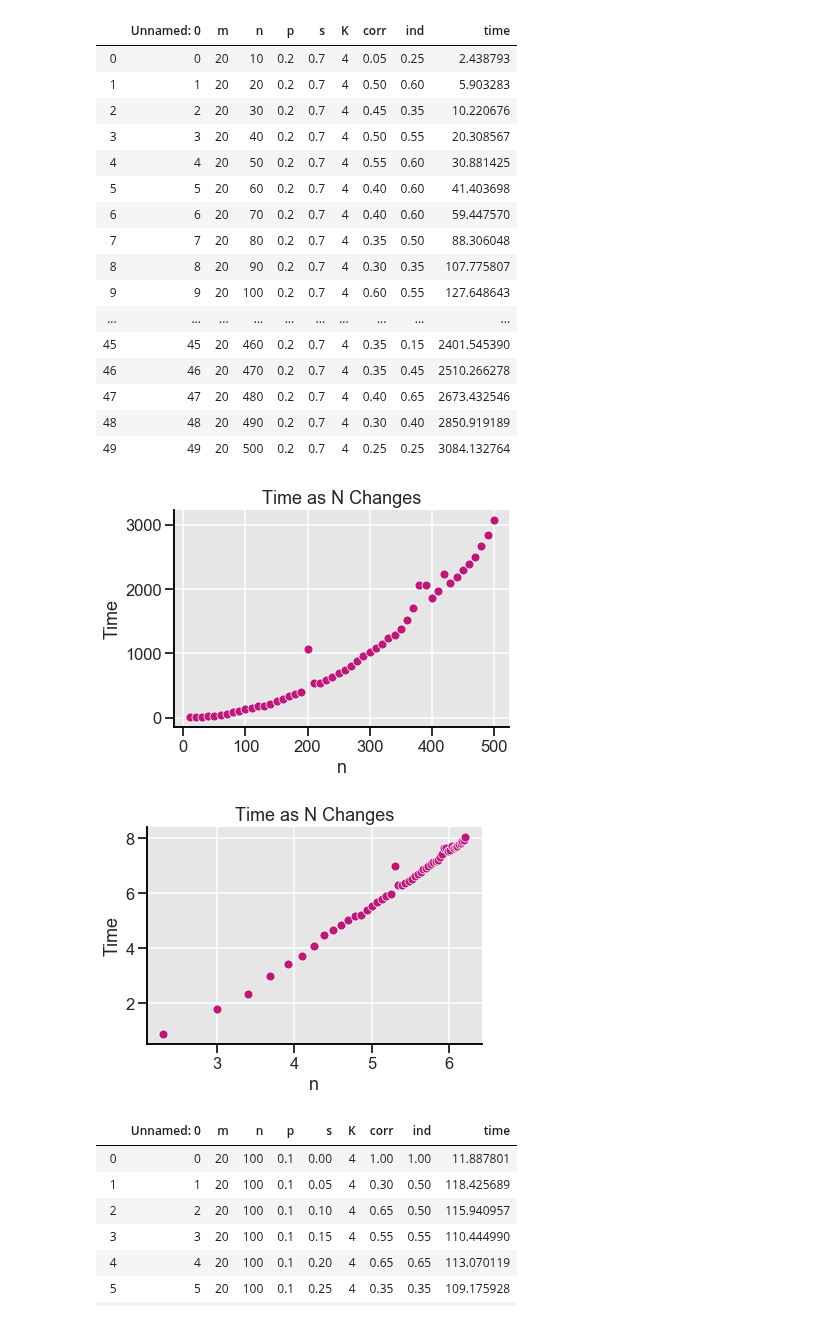
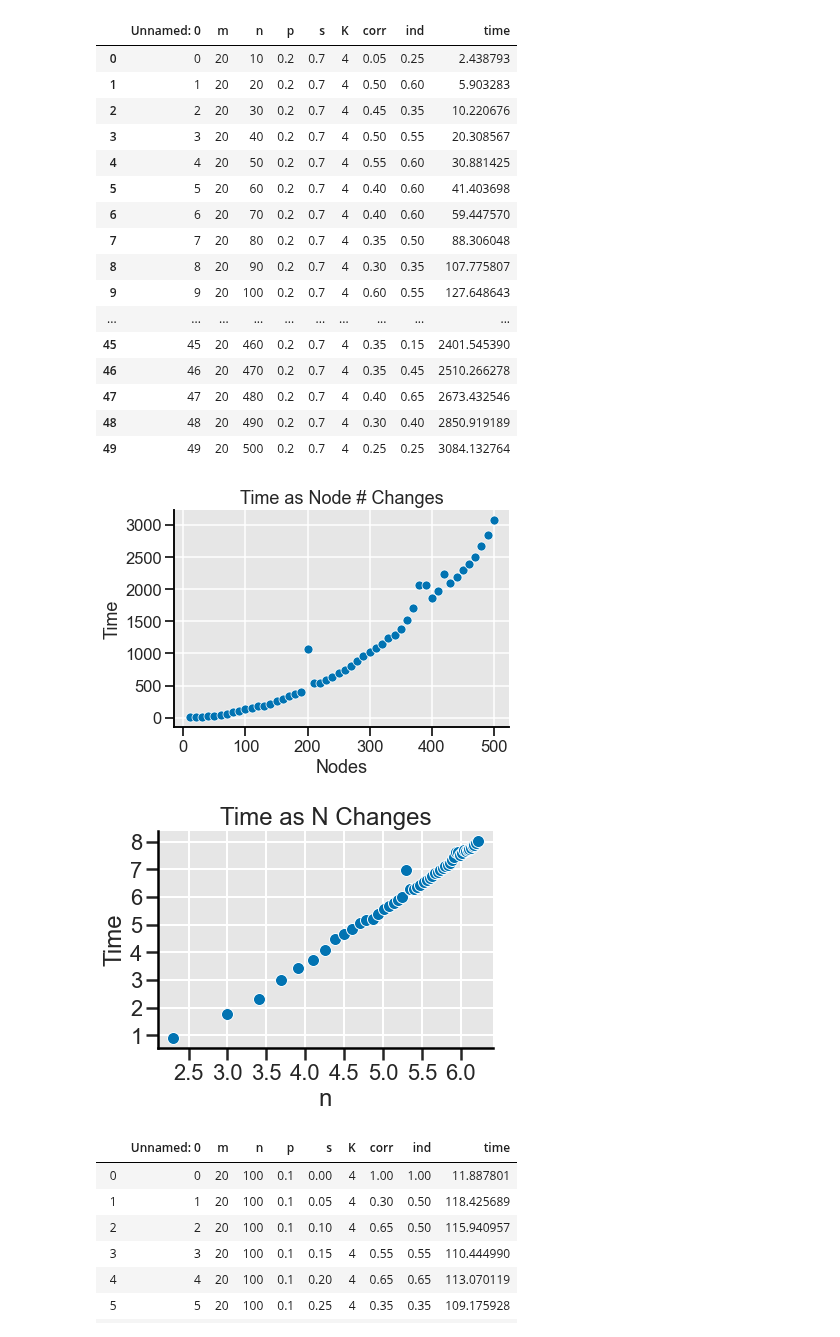
Before and after one commit to louishu17/tree_color_coding_task, a Jupyter notebook: Jupyter Vizualizations/sim2_viz.ipynb, the cells around one changed output. Saved outputs shown, nothing was run; the diff lists cells and outputs as text; code cells hidden in the pictures.

```diff
--- a/Jupyter Vizualizations/sim2_viz.ipynb
+++ b/Jupyter Vizualizations/sim2_viz.ipynb
@@ -12,11 +12,11 @@ import seaborn as sns
 # A vizualization to show time with changing n for simulation 2
 # m = 20, p = 0.2, s = 0.7, K = 4
 sim2_n = pd.read_csv('vis_sim1/data/sim2/n_3/dat_n_3.csv')
-sns.scatterplot(data = sim2_n, x = 'n', y = 'time').set(xlabel = 'n', ylabel = 'Time', title = 'Time as N Changes')
+sns.scatterplot(data = sim2_n, x = 'n', y = 'time').set(xlabel = 'Nodes', ylabel = 'Time', title = 'Time as Node # Changes')
 sns.set_style("darkgrid", {'ytick.left' : True, 'xtick.bottom': True, 'axes.spines.left': True, 'grid.color': '1', 'axes.edgecolor': '0', 'axes.spines.right': False, "axes.facecolor": ".9"})
-sns.set_context("talk")
+sns.set_context("paper")
 sns.despine(right = True, top=True)
-sns.set_palette("PiYG", 10)
+sns.set_palette("colorblind", 10)
 sim2_n
 # %% [output]
 |  | Unnamed: 0 | m | n | p | s | K | corr | ind | time |
@@ -36,20 +36,20 @@ sim2_n
 | 47 | 47 | 20 | 480 | 0.2 | 0.7 | 4 | 0.40 | 0.65 | 2673.432546 |
 | 48 | 48 | 20 | 490 | 0.2 | 0.7 | 4 | 0.30 | 0.40 | 2850.919189 |
 | 49 | 49 | 20 | 500 | 0.2 | 0.7 | 4 | 0.25 | 0.25 | 3084.132764 |
-[figure, old version]
+[figure, new version]
 # %%
 # A vizualization to the quadratic relationship time and n have for simulation 2
 # m = 20, p = 0.2, s = 0.7, K = 4
 sim1_n = pd.read_csv('vis_sim1/data/sim2/n_3/dat_n_3.csv')
 sim1_n['time'] = np.log(sim1_n['time'])
 sim1_n['n'] = np.log(sim1_n['n'])
 sns.scatterplot(data = sim1_n, x = 'n', y = 'time').set(xlabel = 'n', ylabel = 'Time', title = 'Time as N Changes')
 sns.set_style("darkgrid", {'ytick.left' : True, 'xtick.bottom': True, 'axes.spines.left': True, 'grid.color': '1', 'axes.edgecolor': '0', 'axes.spines.right': False, "axes.facecolor": ".9"})
 sns.set_context("talk")
 sns.despine(right = True, top=True)
-sns.set_palette("PiYG", 10)
+sns.set_palette("colorblind", 10)
 # %% [output]
-[figure, old version]
+[figure, new version]
 # %%
 # A visualization to show changing simulation 2 output as s changes
 # m = 20, n = 100, p = 0.1, K = 4
```
Also changed, not shown: 2 other files.
